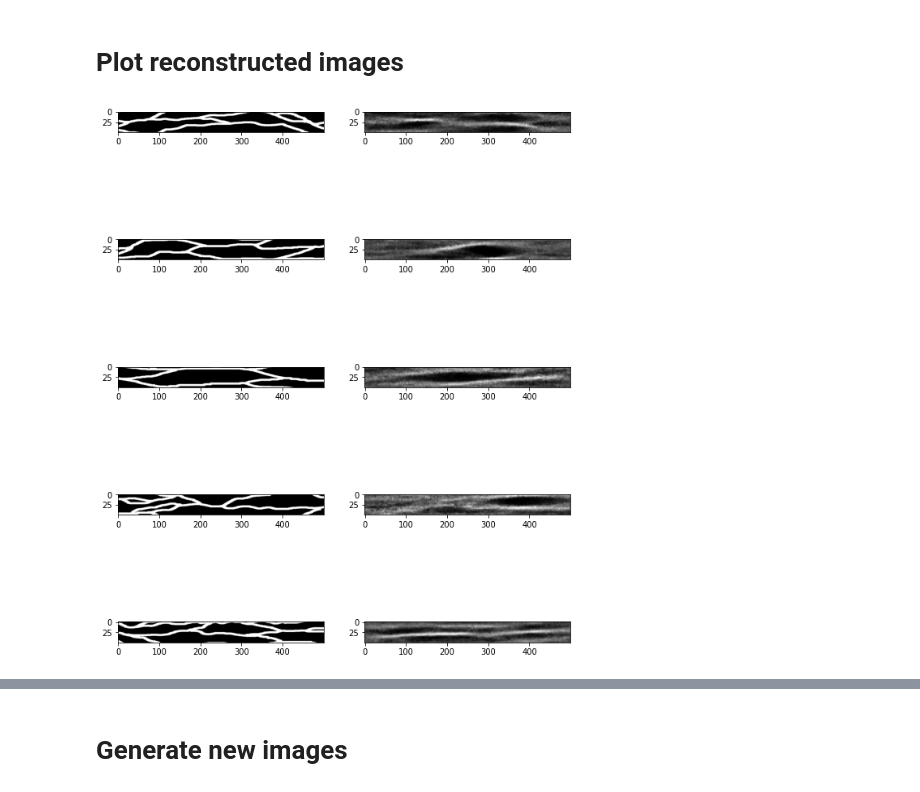
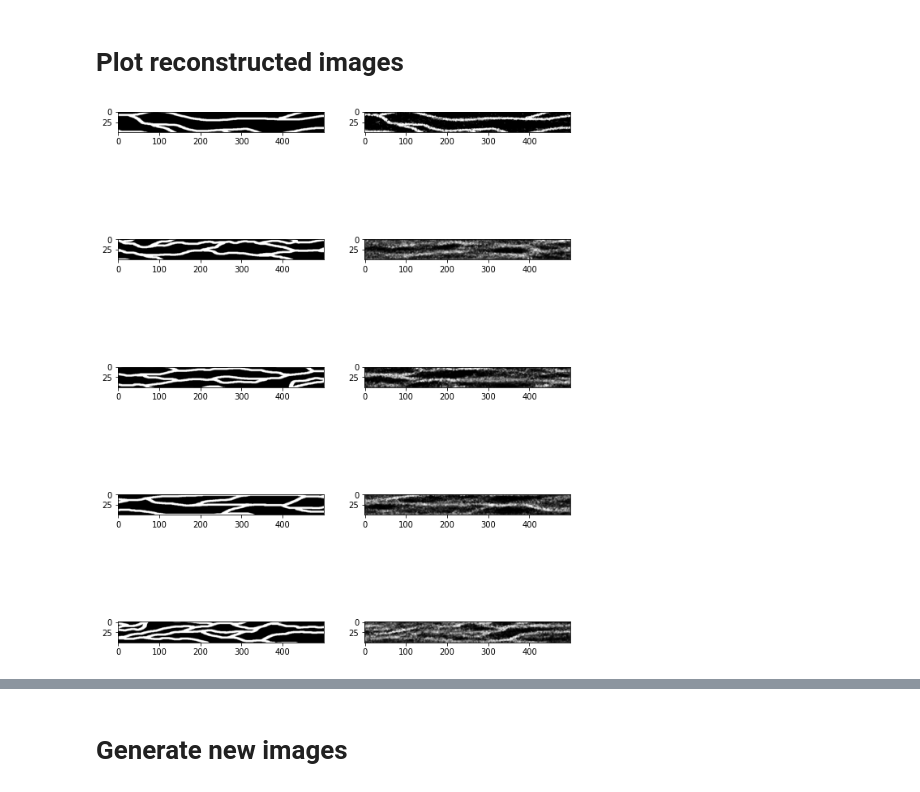
Before and after one commit to lamd91/VAE_DA, a Jupyter notebook: VAE_SinuousChannelsImages_TPUStrategy.ipynb, the cells around one changed output, grey strips where cells are left out. Cells and saved outputs as stored; diff of their text form; code cells hidden in the pictures.

```diff
--- a/VAE_SinuousChannelsImages_TPUStrategy.ipynb
+++ b/VAE_SinuousChannelsImages_TPUStrategy.ipynb
@@ -574,9 +674,8 @@ with strategy.scope():
 
     # Compile model
     vae.compile(
-        optimizer = tf.keras.optimizers.Adam(lr=3e-4),
-        loss = tf.keras.losses.BinaryCrossentropy(
-            reduction=tf.keras.losses.Reduction.SUM)
+        optimizer = tf.keras.optimizers.Adam(lr=8e-4),
+        loss = tf.keras.losses.BinaryCrossentropy()
         )
 
 # Generate random vector as test input to the decoder
@@ -621,6 +730,0 @@ print(latest)
-# %%
-new_vae.load_weights(latest)
-new_vae.compile(
-    optimizer = tf.keras.optimizers.Adam(8e-4),
-    loss = tf.keras.losses.BinaryCrossentropy()
-    )
@@ -632,11 +737,12 @@ new_vae.evaluate(train_dataset, verbose=1)
 # Create a callback that saves the model's weights every few epochs during
 # training
 checkpoint_path = './cp-cp{epoch:04d}.ckpt'
+save_locally = tf.saved_model.SaveOptions(experimental_io_device='/job:localhost')
 cp_callback = tf.keras.callbacks.ModelCheckpoint(
     filepath = checkpoint_path,
+    options = save_locally,
     verbose = 1,
-    save_weights_only = True,
-    save_freq = math.ceil(NUM_EXAMPLES/BATCH_SIZE) * 30
+    save_freq = math.ceil(NUM_EXAMPLES*(1-TEST_SIZE)/BATCH_SIZE) * 100
     )
 
 # Create custom callback to display outputs (via helper function) at the end of
@@ -648,13 +754,13 @@ class CustomCallback(tf.keras.callbacks.Callback):
         random_vector_for_generation = tf.random.normal(shape=[8, LATENT_DIM])
         # Generate and save images
         display.clear_output(wait=True)
-        if epoch % 4 == 0:
+        if epoch % 50 == 0:
             generate_and_save_images(decoder, epoch,
                                      math.ceil(NUM_EXAMPLES/BATCH_SIZE),
                                      random_vector_for_generation, new_vae)
         print('End of epoch {} - mean loss = {}'.format(epoch, logs[keys[0]]))
 
 # Resume training using original dataset
-new_vae.fit(x=train_dataset, epochs=EPOCHS, batch_size=BATCH_SIZE, verbose=1,
+new_vae.fit(train_dataset, epochs=EPOCHS, verbose=1,
             validation_data=val_dataset,
             callbacks=[cp_callback, CustomCallback()])
@@ -661,4 +769,0 @@ new_vae.fit(x=train_dataset, epochs=EPOCHS, batch_size=BATCH_SIZE, verbose=1,
-# %%
-# Resume training using augmented dataset
-new_vae.fit(train_generator, epochs=1000, verbose=1,
-            callbacks=[cp_callback, CustomCallback()])
@@ -665,9 +777,9 @@ new_vae.fit(train_generator, epochs=1000, verbose=1,
 # %% [markdown]
 # Plot reconstructed images
 # %%
-show_original_reconstructed_images(vae, train_dataset)
+show_original_reconstructed_images(new_vae, train_dataset)
 # %% [output]
-[figure, old version]
+[figure, new version]
 # %%
 show_original_reconstructed_images(vae, val_dataset)
 # %% [output]
```
Also changed, not shown: parts of 22 cells of this notebook.
